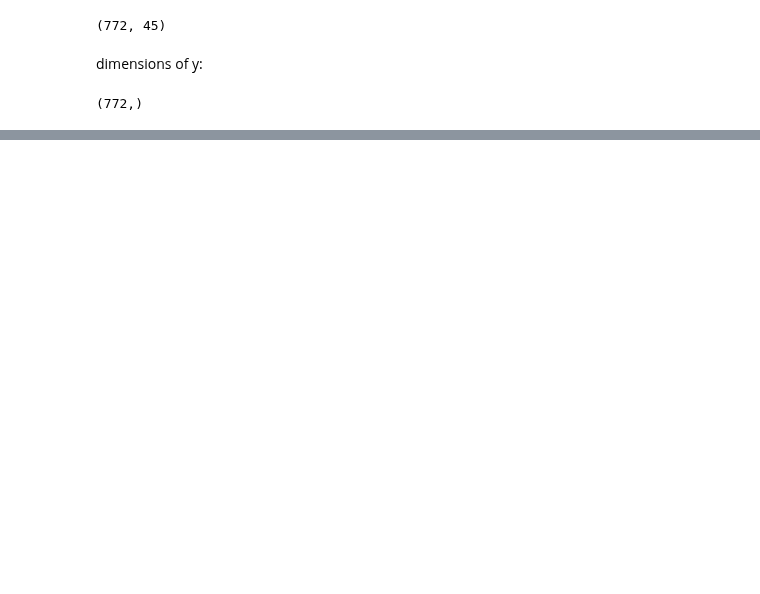
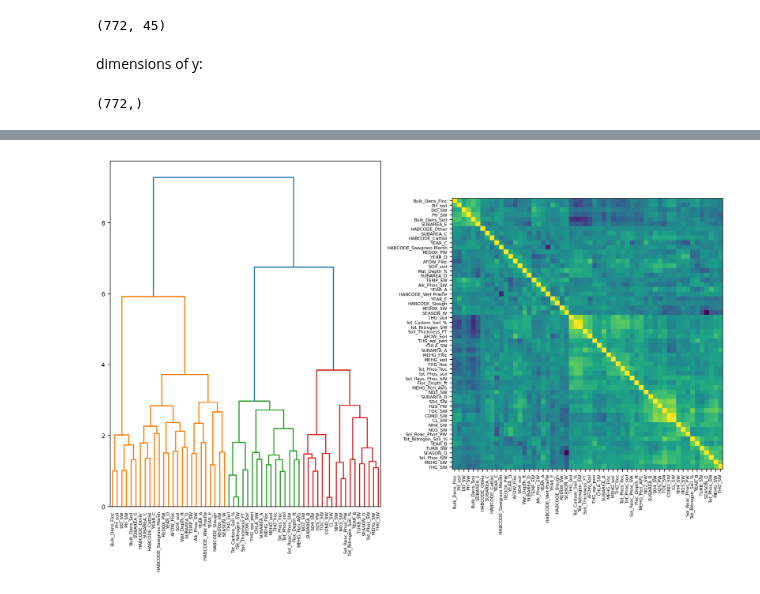
Before and after one commit to DouglasPatton/vbflow, a Jupyter notebook: demo1.ipynb, the cells around one changed output, grey strips where cells are left out. Cells and saved outputs as stored; diff of their text form; code cells hidden in the pictures; blank space fills up the shorter version.

```diff
--- a/demo1.ipynb
+++ b/demo1.ipynb
@@ -85,0 +76,4 @@ vbhelper.setData(X_df,y_df)
+# %%
+from vb_summary import VBSummary
+vbs=VBSummary()
+vbs.setData(data_for_summary)
@@ -86,2 +82,6 @@ vbhelper.setData(X_df,y_df)
+# %%
+vbs.hierarchicalDendrogram(linkage='ward',dist='spearmanr')
+# %% [output]
+[figure, added]
 # %%
 gridpoints=5
```
Also changed, not shown: parts of 9 cells of this notebook, 3 other files.
